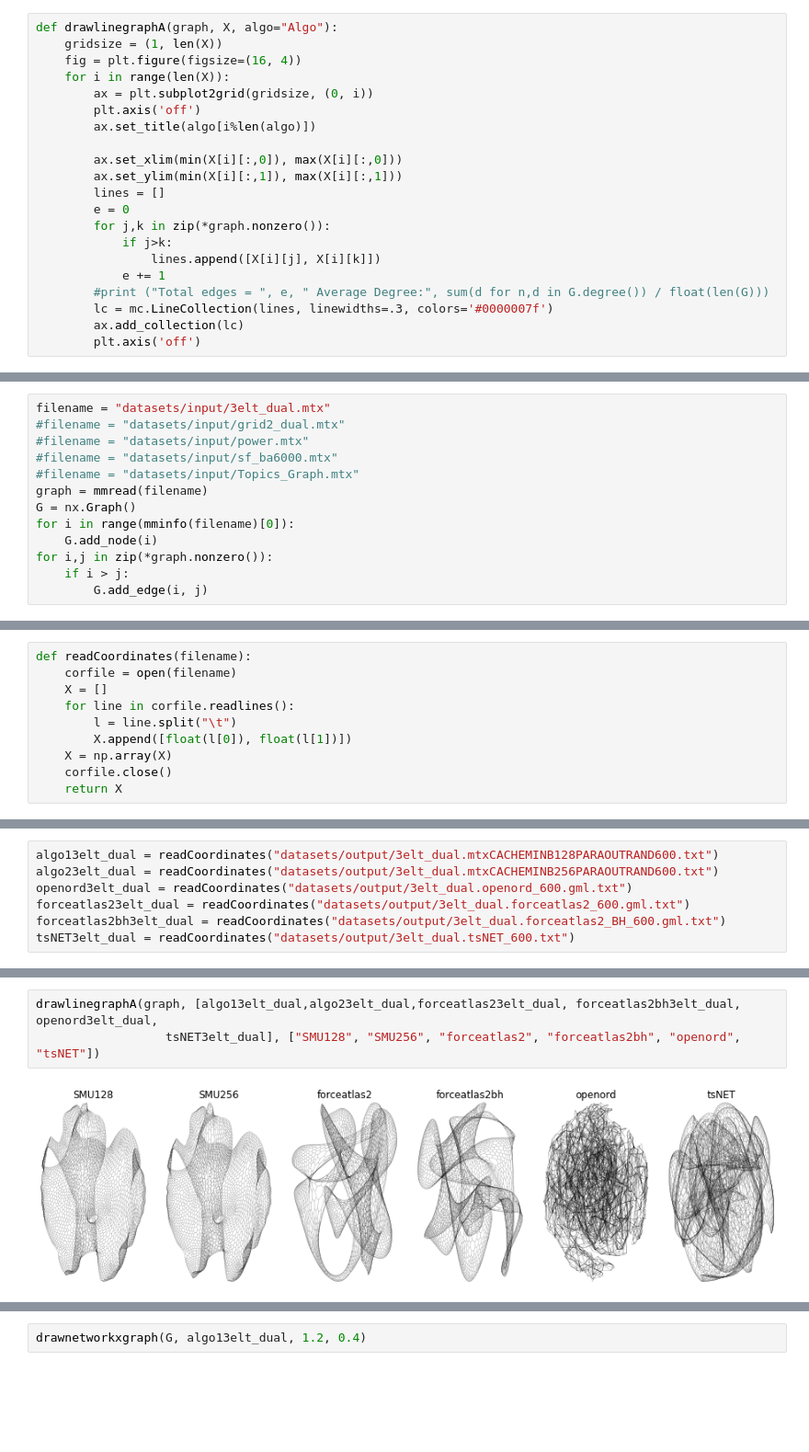
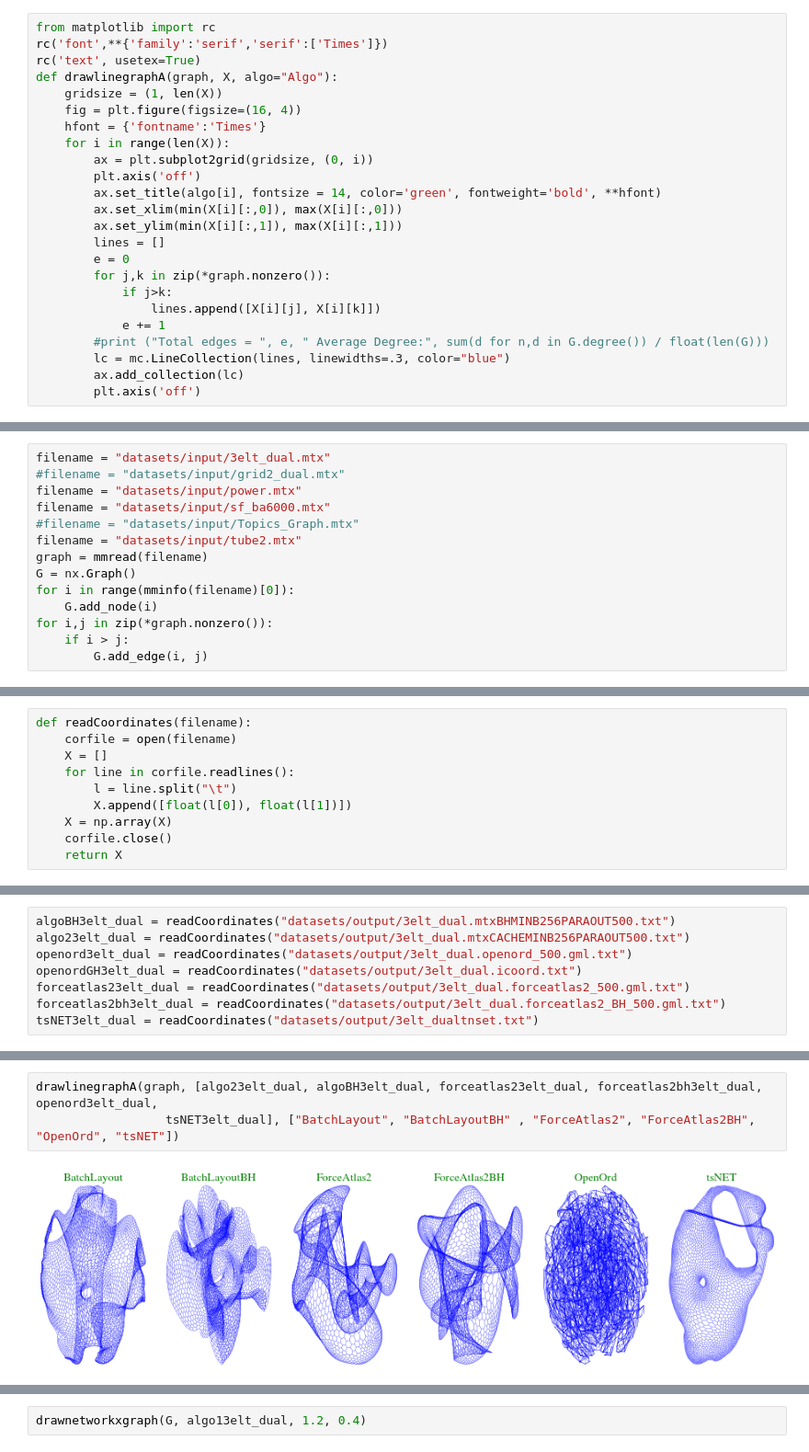
Before and after one commit to khaled-rahman/BatchLayout, a Jupyter notebook: visualize.ipynb, the cells around one changed output, grey strips where cells are left out. Shown at 92% size. Saved outputs shown, nothing was run; the diff lists cells and outputs as text; blank space fills up the shorter version.

```diff
--- a/visualize.ipynb
+++ b/visualize.ipynb
@@ -11,14 +11,17 @@ from scipy.io import mmread, mminfo
 import networkx as nx
 warnings.filterwarnings('ignore')
 # %%
+from matplotlib import rc
+rc('font',**{'family':'serif','serif':['Times']})
+rc('text', usetex=True)
 def drawlinegraphA(graph, X, algo="Algo"):
     gridsize = (1, len(X))
     fig = plt.figure(figsize=(16, 4))
+    hfont = {'fontname':'Times'}
     for i in range(len(X)):
         ax = plt.subplot2grid(gridsize, (0, i))
         plt.axis('off')
-        ax.set_title(algo[i%len(algo)])
-
+        ax.set_title(algo[i], fontsize = 14, color='green', fontweight='bold', **hfont)
         ax.set_xlim(min(X[i][:,0]), max(X[i][:,0]))
         ax.set_ylim(min(X[i][:,1]), max(X[i][:,1]))
         lines = []
@@ -28,7 +31,7 @@ def drawlinegraphA(graph, X, algo="Algo"):
                 lines.append([X[i][j], X[i][k]])
             e += 1
         #print ("Total edges = ", e, " Average Degree:", sum(d for n,d in G.degree()) / float(len(G)))
-        lc = mc.LineCollection(lines, linewidths=.3, colors='#0000007f')
+        lc = mc.LineCollection(lines, linewidths=.3, color="blue")
         ax.add_collection(lc)
         plt.axis('off')
 # %%
@@ -38,9 +41,10 @@ def drawnetworkxgraph(G, layout, ns, alp):
 # %%
 filename = "datasets/input/3elt_dual.mtx"
 #filename = "datasets/input/grid2_dual.mtx"
-#filename = "datasets/input/power.mtx"
-#filename = "datasets/input/sf_ba6000.mtx"
+filename = "datasets/input/power.mtx"
+filename = "datasets/input/sf_ba6000.mtx"
 #filename = "datasets/input/Topics_Graph.mtx"
+filename = "datasets/input/tube2.mtx"
 graph = mmread(filename)
 G = nx.Graph()
 for i in range(mminfo(filename)[0]):
@@ -101,8 +135,9 @@ def readCoordinates(filename):
 # %%
-algo13elt_dual = readCoordinates("datasets/output/3elt_dual.mtxCACHEMINB128PARAOUTRAND600.txt")
-algo23elt_dual = readCoordinates("datasets/output/3elt_dual.mtxCACHEMINB256PARAOUTRAND600.txt")
-openord3elt_dual = readCoordinates("datasets/output/3elt_dual.openord_600.gml.txt")
-forceatlas23elt_dual = readCoordinates("datasets/output/3elt_dual.forceatlas2_600.gml.txt")
-forceatlas2bh3elt_dual = readCoordinates("datasets/output/3elt_dual.forceatlas2_BH_600.gml.txt")
-tsNET3elt_dual = readCoordinates("datasets/output/3elt_dual.tsNET_600.txt")
+algoBH3elt_dual = readCoordinates("datasets/output/3elt_dual.mtxBHMINB256PARAOUT500.txt")
+algo23elt_dual = readCoordinates("datasets/output/3elt_dual.mtxCACHEMINB256PARAOUT500.txt")
+openord3elt_dual = readCoordinates("datasets/output/3elt_dual.openord_500.gml.txt")
+openordGH3elt_dual = readCoordinates("datasets/output/3elt_dual.icoord.txt")
+forceatlas23elt_dual = readCoordinates("datasets/output/3elt_dual.forceatlas2_500.gml.txt")
+forceatlas2bh3elt_dual = readCoordinates("datasets/output/3elt_dual.forceatlas2_BH_500.gml.txt")
+tsNET3elt_dual = readCoordinates("datasets/output/3elt_dualtnset.txt")
 # %%
@@ -129,6 +167,6 @@ tsNETTopics_Graph = readCoordinates("datasets/output/Topics_Graph.tsNET_600.txt"
 # %%
-drawlinegraphA(graph, [algo13elt_dual,algo23elt_dual,forceatlas23elt_dual, forceatlas2bh3elt_dual, openord3elt_dual,
-                  tsNET3elt_dual], ["SMU128", "SMU256", "forceatlas2", "forceatlas2bh", "openord", "tsNET"])
+drawlinegraphA(graph, [algo23elt_dual, algoBH3elt_dual, forceatlas23elt_dual, forceatlas2bh3elt_dual, openord3elt_dual,
+                  tsNET3elt_dual], ["BatchLayout", "BatchLayoutBH" , "ForceAtlas2", "ForceAtlas2BH", "OpenOrd", "tsNET"])
 # %% [output]
-[figure, old version]
+[figure, new version]
 # %%
```
Also changed, not shown: parts of 14 cells of this notebook.
